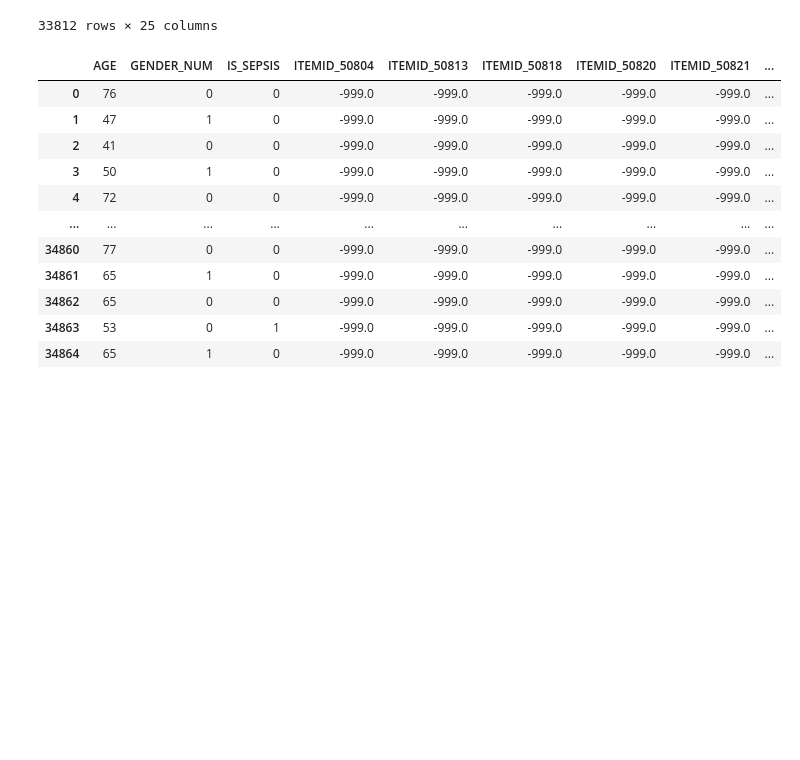
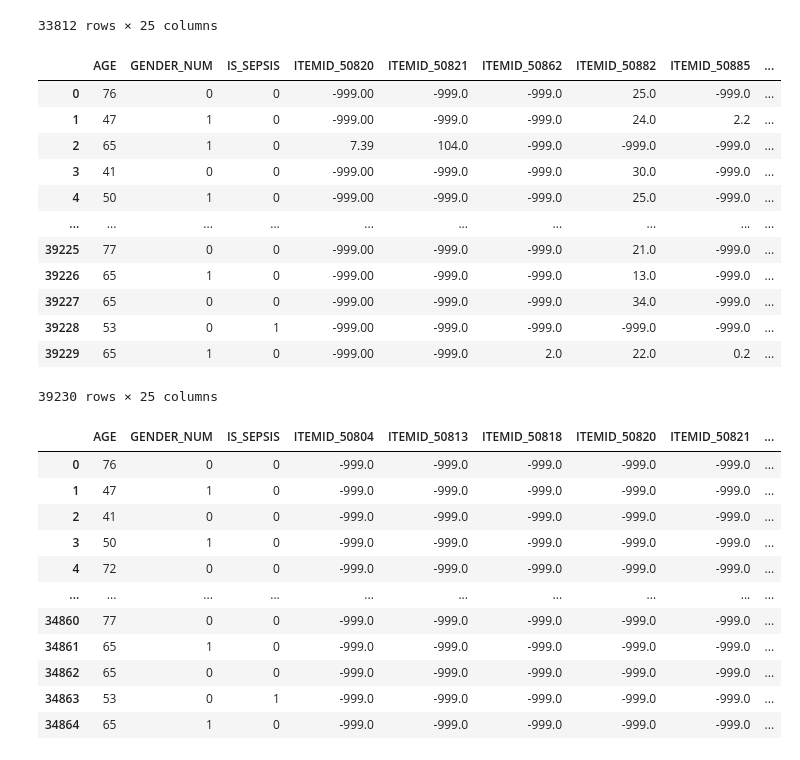
Before and after one commit to 23233408/CAPSTONE, a Jupyter notebook: Amy Hung/Base_features_Kha's data.ipynb, the cells around one changed output. Saved outputs shown, nothing was run; the diff lists cells and outputs as text; code cells hidden in the pictures; blank space fills up the shorter version.

```diff
--- a/Amy Hung/Base_features_20231005.ipynb
+++ b/Amy Hung/Base_features_Kha's data.ipynb
@@ -106,6 +106,22 @@ dfs_dict['top20']['t0']
 | 33810 | 53 | 0 | 1 | -999.0 | -999.0 | -999.0 | -999.0 | -999.0 | ... |
 | 33811 | 65 | 1 | 0 | -999.0 | -999.0 | 2.0 | 22.0 | 0.2 | ... |
 33812 rows × 25 columns
+# %%
+dfs_dict['top20']['t1']
+# %% [output]
+|  | AGE | GENDER_NUM | IS_SEPSIS | ITEMID_50820 | ITEMID_50821 | ITEMID_50862 | ITEMID_50882 | ITEMID_50885 | ... |
+| 0 | 76 | 0 | 0 | -999.00 | -999.0 | -999.0 | 25.0 | -999.0 | ... |
+| 1 | 47 | 1 | 0 | -999.00 | -999.0 | -999.0 | 24.0 | 2.2 | ... |
+| 2 | 65 | 1 | 0 | 7.39 | 104.0 | -999.0 | -999.0 | -999.0 | ... |
+| 3 | 41 | 0 | 0 | -999.00 | -999.0 | -999.0 | 30.0 | -999.0 | ... |
+| 4 | 50 | 1 | 0 | -999.00 | -999.0 | -999.0 | 25.0 | -999.0 | ... |
+| ... | ... | ... | ... | ... | ... | ... | ... | ... | ... |
+| 39225 | 77 | 0 | 0 | -999.00 | -999.0 | -999.0 | 21.0 | -999.0 | ... |
+| 39226 | 65 | 1 | 0 | -999.00 | -999.0 | -999.0 | 13.0 | -999.0 | ... |
+| 39227 | 65 | 0 | 0 | -999.00 | -999.0 | -999.0 | 34.0 | -999.0 | ... |
+| 39228 | 53 | 0 | 1 | -999.00 | -999.0 | -999.0 | -999.0 | -999.0 | ... |
+| 39229 | 65 | 1 | 0 | -999.00 | -999.0 | 2.0 | 22.0 | 0.2 | ... |
+39230 rows × 25 columns
 # %%
 dfs_dict['top30']['t0']
 # %% [output]
```
